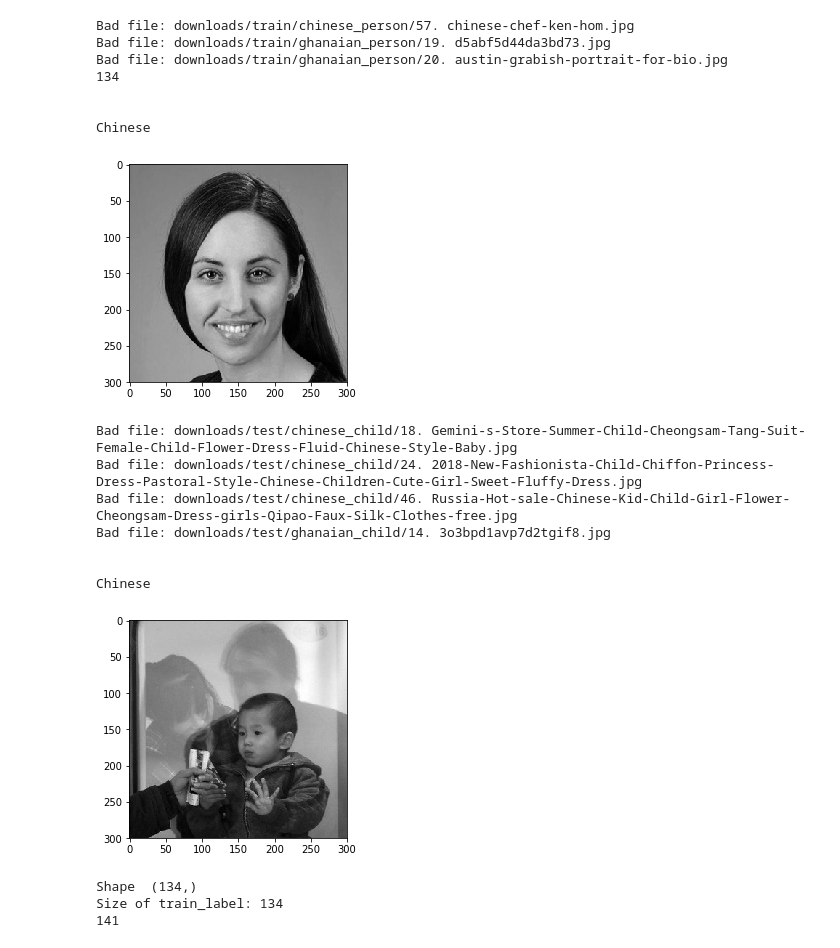
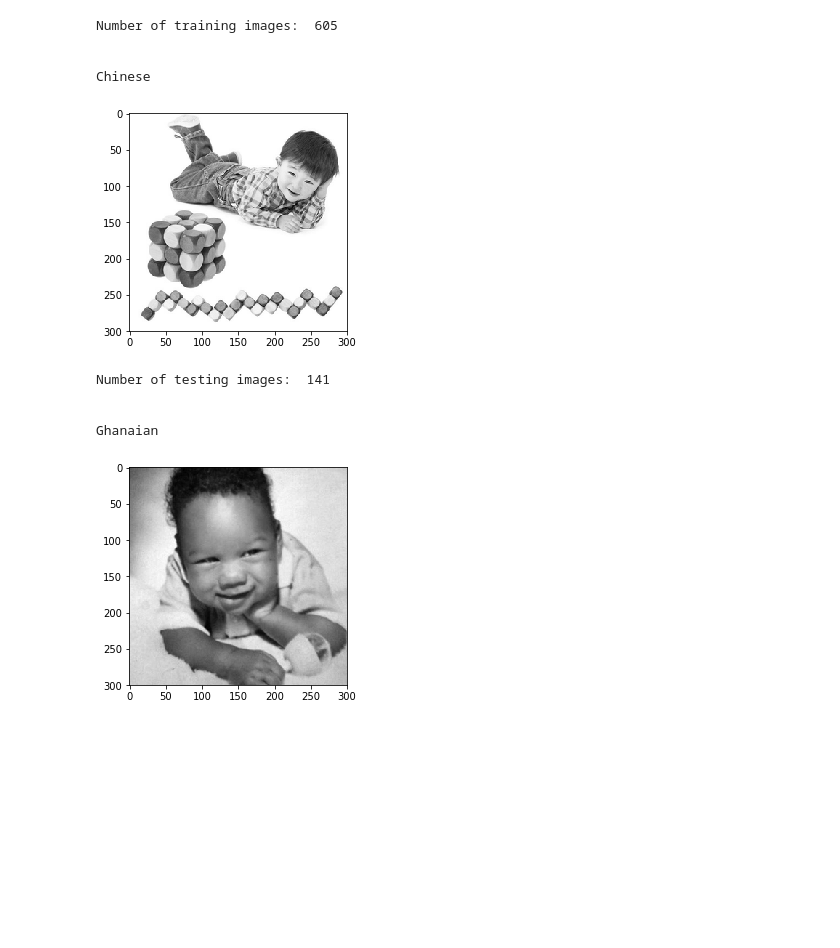
Before and after one commit to edisonmoy/facial-classification, a Jupyter notebook: chinese vs ghanaian.ipynb, the cells around one changed output. Saved outputs shown, nothing was run; the diff lists cells and outputs as text; code cells hidden in the pictures; blank space fills up the shorter version.

```diff
--- a/chinese vs ghanaian.ipynb
+++ b/chinese vs ghanaian.ipynb
@@ -84,61 +78,41 @@ IMG_SIZE = 300
 
 def load_data(dir):
     data = []
-    data_imgs = []
-    data_labels = []
     r = list_files(dir)
     for img in r:
         try :
             label = label_img(img, labels)
             if "DS_Store" not in img:
                 img_data = Image.open(img)
-                np_img = np.array(img_data)
                 img_data = img_data.convert('L')
                 img_data = img_data.resize((IMG_SIZE, IMG_SIZE), Image.ANTIALIAS)
                 data.append([np.array(img_data), label])
-                data_imgs.append((np_img))
-#                 print("type ", type(img_data))
-                data_labels.append(label)
         except (IOError, SyntaxError) as e:
-                print('Bad file:', img) # print out the names of corrupt files
+            continue
+                #print('Bad file:', img) # print out the names of corrupt files
 
     shuffle(data)
-    data_imgs = np.asarray(data_imgs, dtype=np.ndarray)
-    data_labels = np.asarray(data_labels, dtype=np.ndarray)
-    return data, data_imgs, data_labels
+    return data
 # %%
 training_dir = "downloads/train"
-train_data, train_img, train_label = load_data(training_dir)
-print(len(train_data))
+train_data = load_data(training_dir)
+print("Number of training images: ", len(train_data))
 show_img(train_data, 13)
 # %% [output]
-Bad file: downloads/train/chinese_person/57. chinese-chef-ken-hom.jpg
-Bad file: downloads/train/ghanaian_person/19. d5abf5d44da3bd73.jpg
-Bad file: downloads/train/ghanaian_person/20. austin-grabish-portrait-for-bio.jpg
-134
+Number of training images:  605
 
 
 Chinese
-[figure, old version]
+[figure, new version]
 # %%
 testing_dir = 'downloads/test'
-test_data, test_img, test_label = load_data(testing_dir)
+test_data = load_data(testing_dir)
+print("Number of testing images: ", len(test_data))
 show_img(test_data, 10)
 # %% [output]
-Bad file: downloads/test/chinese_child/18. Gemini-s-Store-Summer-Child-Cheongsam-Tang-Suit-Female-Child-Flower-Dress-Fluid-Chinese-Style-Baby.jpg
-Bad file: downloads/test/chinese_child/24. 2018-New-Fashionista-Child-Chiffon-Princess-Dress-Pastoral-Style-Chinese-Children-Cute-Girl-Sweet-Fluffy-Dress.jpg
-Bad file: downloads/test/chinese_child/46. Russia-Hot-sale-Chinese-Kid-Child-Girl-Flower-Cheongsam-Dress-girls-Qipao-Faux-Silk-Clothes-free.jpg
-Bad file: downloads/test/ghanaian_child/14. 3o3bpd1avp7d2tgif8.jpg
+Number of testing images:  141
 
 
-Chinese
+Ghanaian
-[figure, old version]
+[figure, new version]
-# %%
-print("Shape ", train_img.shape)
-print("Size of train_label:",len(train_label))
-print(len(test_data))
-# %% [output]
-Shape  (134,)
-Size of train_label: 134
-141
 # %%
```
Also changed, not shown: parts of 5 cells of this notebook, 2 other files.
